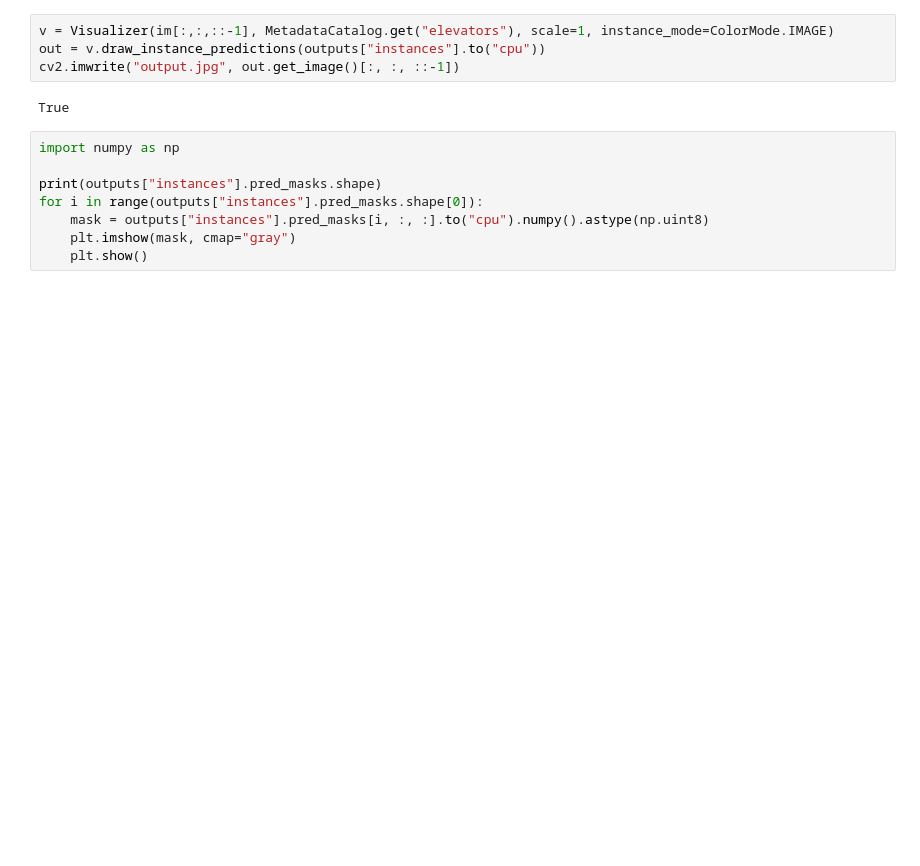
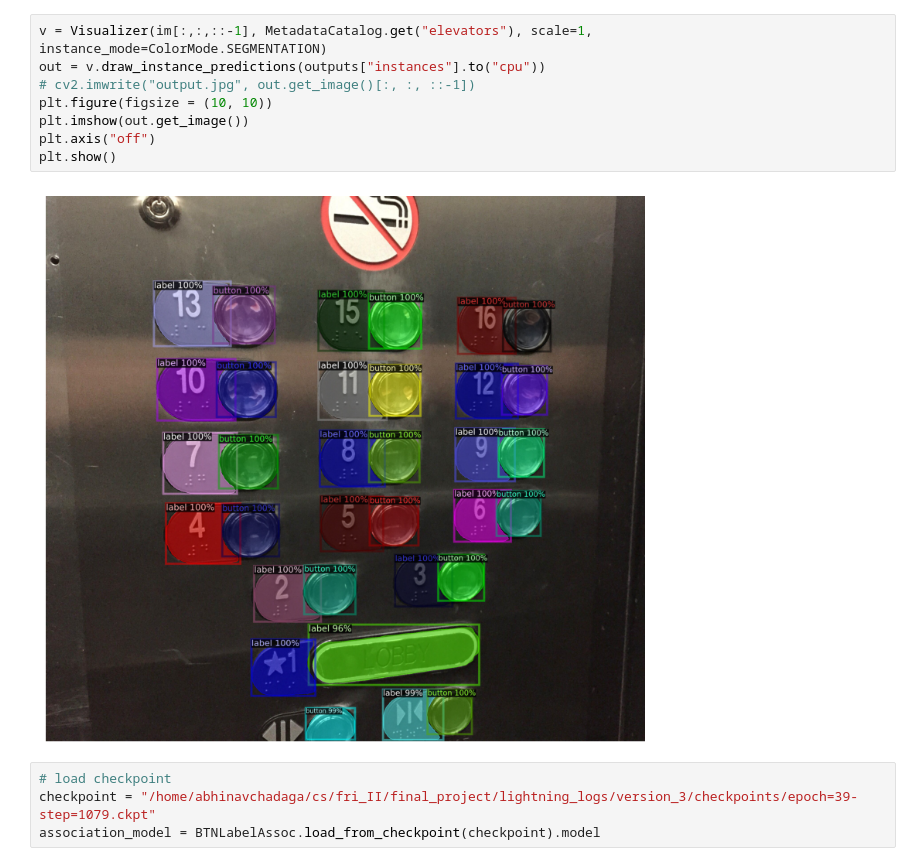
Before and after one commit to abhinavchadaga/fri_II_project, a Jupyter notebook: src/visualize_inference.ipynb, the cells around one changed output. Saved outputs shown, nothing was run; the diff lists cells and outputs as text; blank space fills up the shorter version.

```diff
--- a/src/visualize_inference.ipynb
+++ b/src/visualize_inference.ipynb
@@ -62,14 +68,14 @@ outputs = predictor(im)
 # %%
-v = Visualizer(im[:,:,::-1], MetadataCatalog.get("elevators"), scale=1, instance_mode=ColorMode.IMAGE)
+v = Visualizer(im[:,:,::-1], MetadataCatalog.get("elevators"), scale=1, instance_mode=ColorMode.SEGMENTATION)
 out = v.draw_instance_predictions(outputs["instances"].to("cpu"))
-cv2.imwrite("output.jpg", out.get_image()[:, :, ::-1])
+# cv2.imwrite("output.jpg", out.get_image()[:, :, ::-1])
+plt.figure(figsize = (10, 10))
+plt.imshow(out.get_image())
+plt.axis("off")
+plt.show()
 # %% [output]
-True
+[figure, added]
-# %%
-import numpy as np
-
-print(outputs["instances"].pred_masks.shape)
-for i in range(outputs["instances"].pred_masks.shape[0]):
-    mask = outputs["instances"].pred_masks[i, :, :].to("cpu").numpy().astype(np.uint8)
-    plt.imshow(mask, cmap="gray")
-    plt.show()
+# %%
+# load checkpoint
+checkpoint = "/home/abhinavchadaga/cs/fri_II/final_project/lightning_logs/version_3/checkpoints/epoch=39-step=1079.ckpt"
+association_model = BTNLabelAssoc.load_from_checkpoint(checkpoint).model
```
Also changed, not shown: parts of 9 cells of this notebook, 10 other files.
